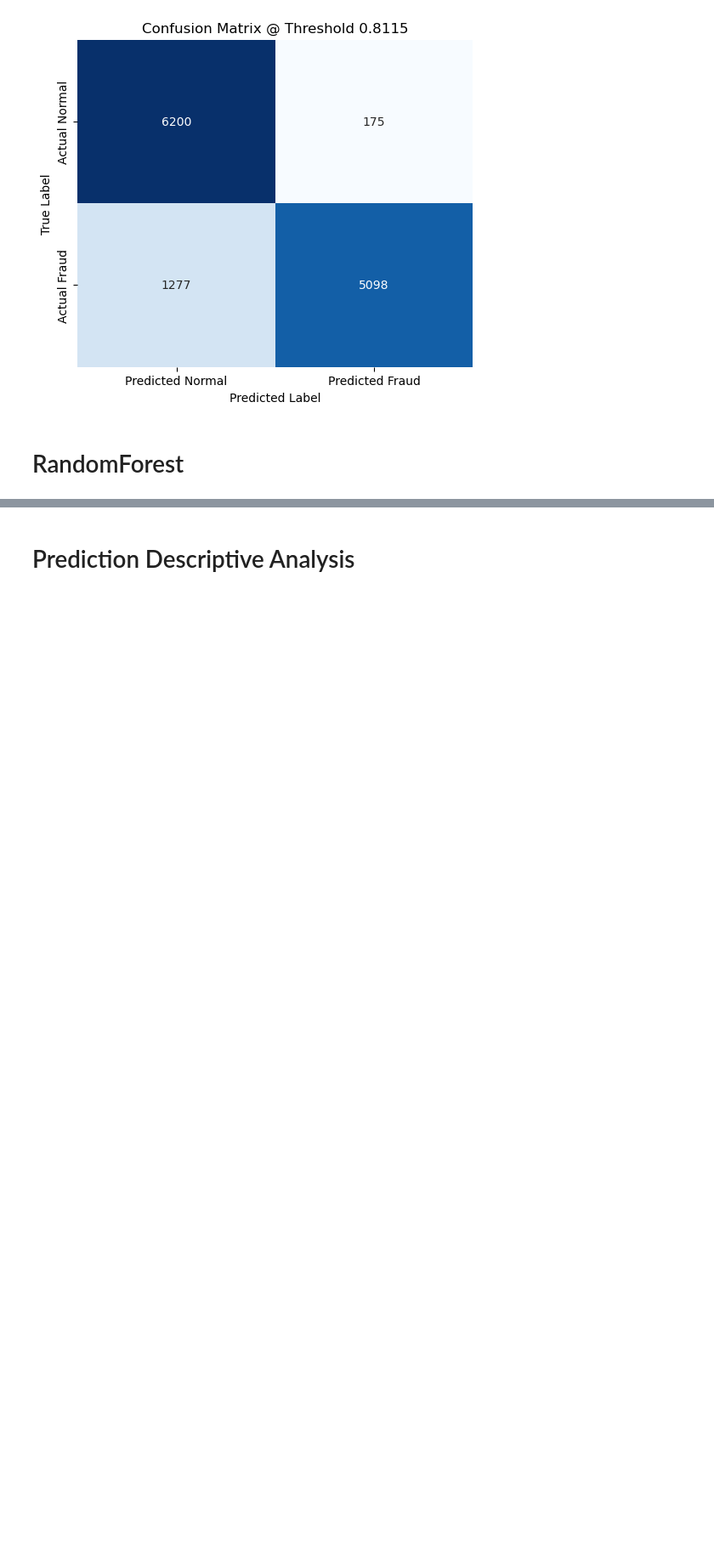
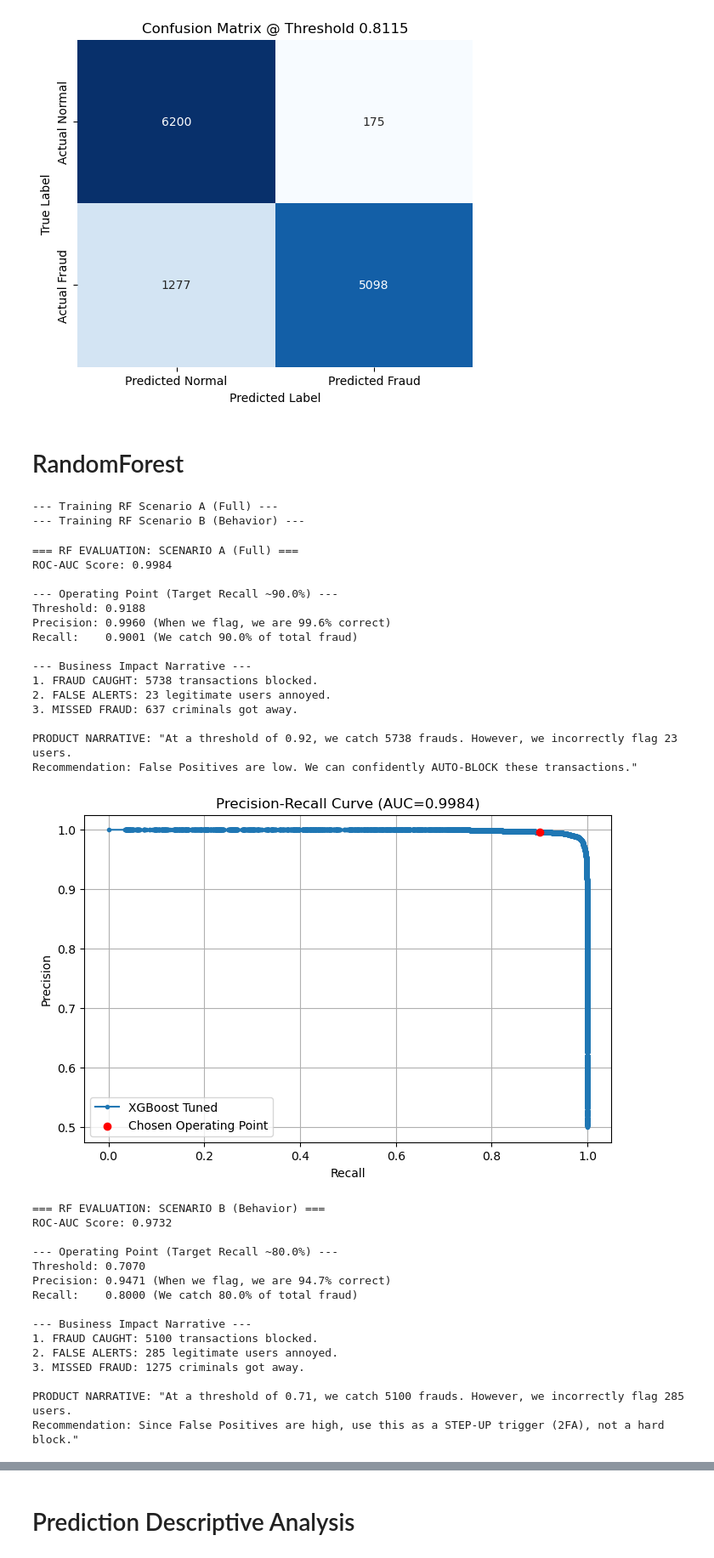
Before and after one commit to jessicabat/crypto-risk-scoring, a Jupyter notebook: notebooks/etfd.ipynb, the cells around one changed output, grey strips where cells are left out. Shown at 85% size. Drawn from its saved outputs; the diff is of its cells as text; code cells hidden in the pictures; blank space fills up the shorter version.

Commit message:
models

```diff
--- a/notebooks/etfd.ipynb
+++ b/notebooks/etfd.ipynb
@@ -494,3 +550,72 @@ SUCCESS: Train and Validation track closely. Good generalization.
 [figure]
 # %% [markdown]
 # RandomForest
+# %%
+from sklearn.ensemble import RandomForestClassifier
+from sklearn.metrics import roc_auc_score
+
+# Function to train Random Forest
+def train_rf(X_train, y_train, model_name="Random Forest"):
+    print(f"--- Training {model_name} ---")
+    model = RandomForestClassifier(
+        n_estimators=100,
+        max_depth=10,       # Limit depth to prevent memorization
+        random_state=42,
+        n_jobs=-1           # Use all CPU cores
+    )
+    model.fit(X_train, y_train)
+    return model
+
+# --- SCENARIO A: RANDOM FOREST (Full Features) ---
+rf_model_a = train_rf(X_train, y_train, "RF Scenario A (Full)")
+
+# --- SCENARIO B: RANDOM FOREST (Behavior Only) ---
+# Ensure we drop the malicious columns for Scenario B
+malicious_cols = ['total_tx_sent_malicious', 'total_tx_sent_malicious_unique', 'total_tx_received_malicious_unique']
+X_train_beh = X_train.drop(columns=malicious_cols)
+X_val_beh = X_val.drop(columns=malicious_cols)
+
+rf_model_b = train_rf(X_train_beh, y_train, "RF Scenario B (Behavior)")
+# %% [output]
+--- Training RF Scenario A (Full) ---
+--- Training RF Scenario B (Behavior) ---
+# %%
+# --- EVALUATE SCENARIO A (RF) ---
+print("\n=== RF EVALUATION: SCENARIO A (Full) ===")
+_ = evaluate_fraud_model(rf_model_a, X_val, y_val, threshold_target_recall=0.90)
+
+# --- EVALUATE SCENARIO B (RF) ---
+print("\n=== RF EVALUATION: SCENARIO B (Behavior) ===")
+_ = evaluate_fraud_model(rf_model_b, X_val_beh, y_val, threshold_target_recall=0.80)
+# %% [output]
+=== RF EVALUATION: SCENARIO A (Full) ===
+ROC-AUC Score: 0.9984
+
+--- Operating Point (Target Recall ~90.0%) ---
+Threshold: 0.9188
+Precision: 0.9960 (When we flag, we are 99.6% correct)
+Recall:    0.9001 (We catch 90.0% of total fraud)
+
+--- Business Impact Narrative ---
+1. FRAUD CAUGHT: 5738 transactions blocked.
+2. FALSE ALERTS: 23 legitimate users annoyed.
+3. MISSED FRAUD: 637 criminals got away.
+
+PRODUCT NARRATIVE: "At a threshold of 0.92, we catch 5738 frauds. However, we incorrectly flag 23 users.
+Recommendation: False Positives are low. We can confidently AUTO-BLOCK these transactions."
+[figure, added]
+=== RF EVALUATION: SCENARIO B (Behavior) ===
+ROC-AUC Score: 0.9732
+
+--- Operating Point (Target Recall ~80.0%) ---
+Threshold: 0.7070
+Precision: 0.9471 (When we flag, we are 94.7% correct)
+Recall:    0.8000 (We catch 80.0% of total fraud)
+
+--- Business Impact Narrative ---
+1. FRAUD CAUGHT: 5100 transactions blocked.
+2. FALSE ALERTS: 285 legitimate users annoyed.
+3. MISSED FRAUD: 1275 criminals got away.
+
+PRODUCT NARRATIVE: "At a threshold of 0.71, we catch 5100 frauds. However, we incorrectly flag 285 users.
+Recommendation: Since False Positives are high, use this as a STEP-UP trigger (2FA), not a hard block."
```
Also changed, not shown: parts of 8 cells of this notebook.
